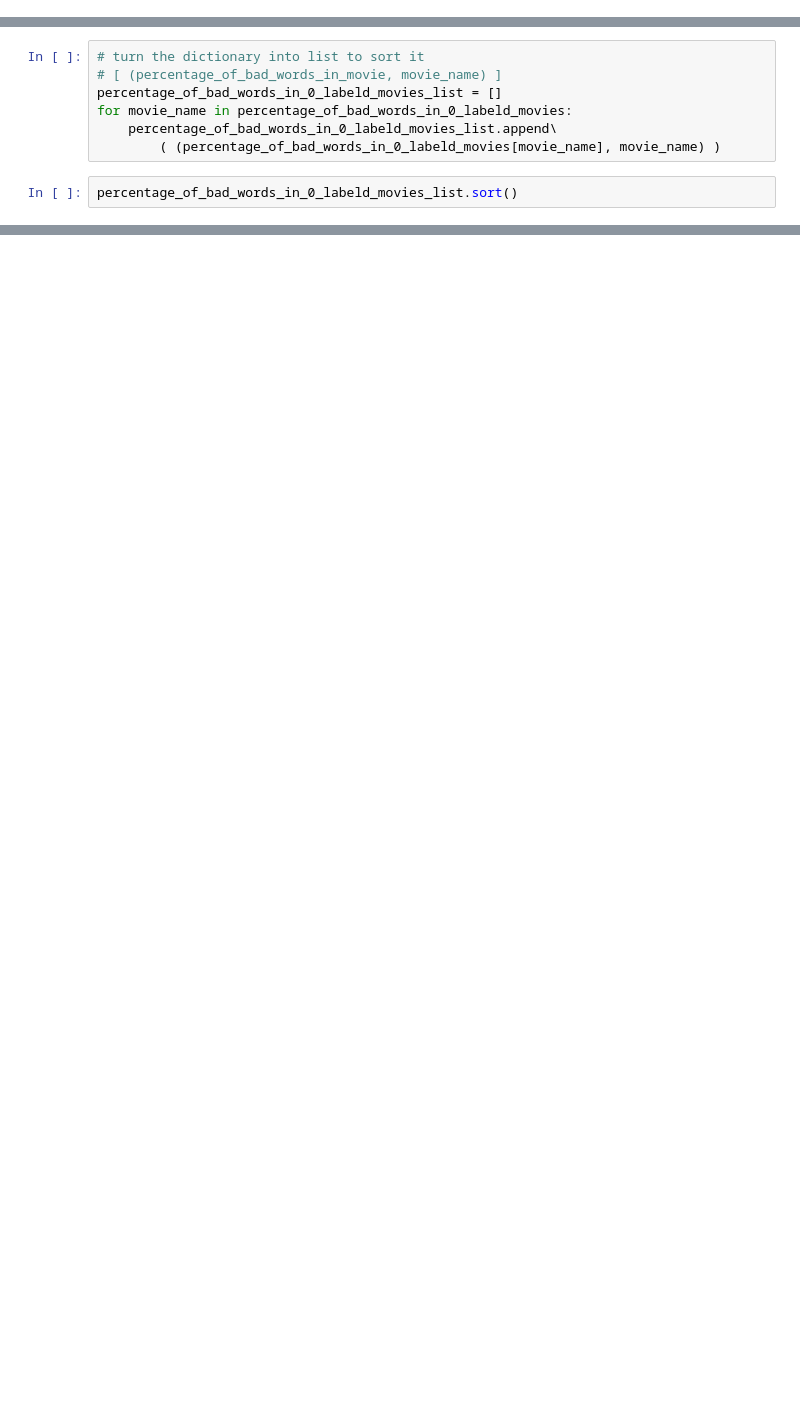
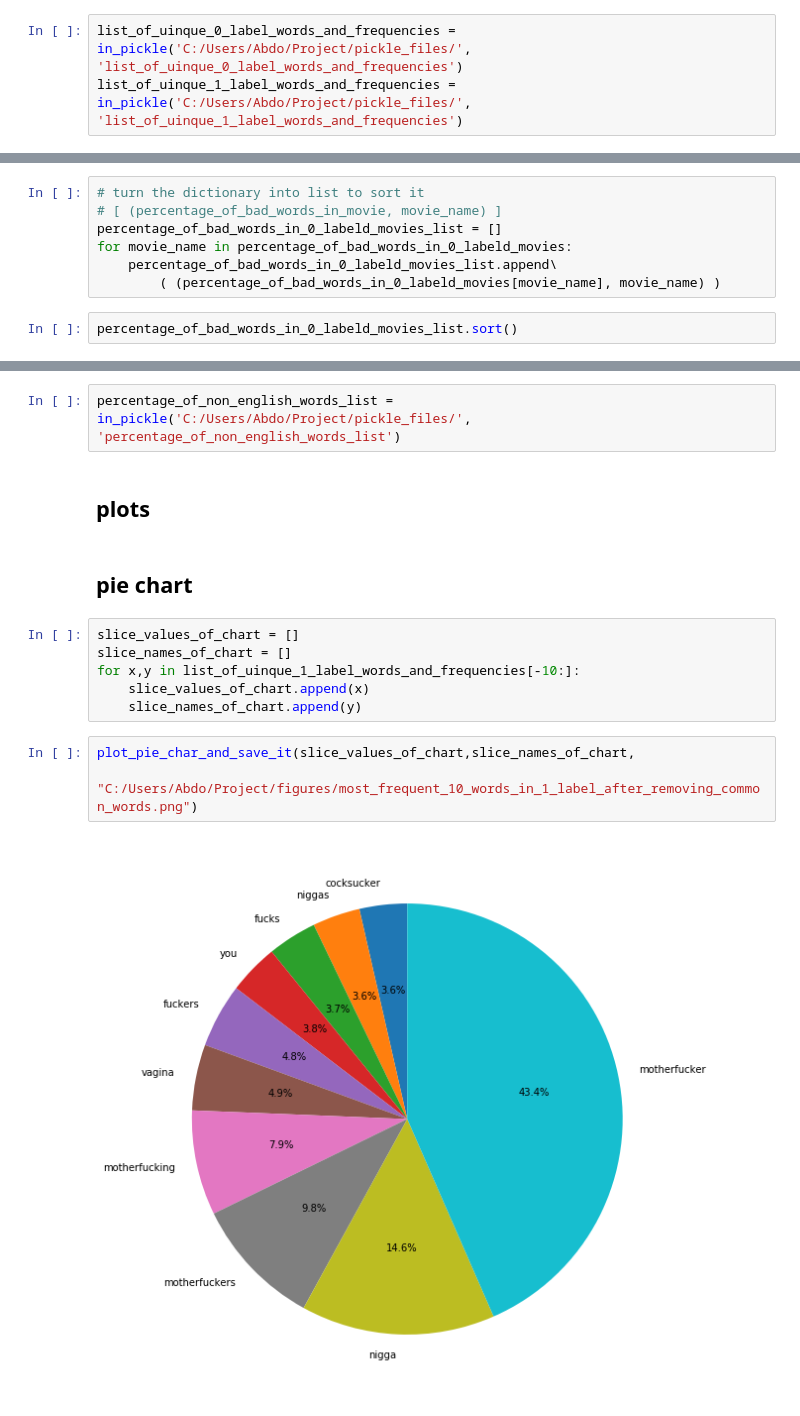
Before and after one commit to hazem-alabiad/content-rating-system, a Jupyter notebook: data_analysis/data_insight.ipynb, the cells around one changed output, grey strips where cells are left out. Drawn from its saved outputs; the diff is of its cells as text; blank space fills up the shorter version.

```diff
--- a/data_analysis/data_insight.ipynb
+++ b/data_analysis/data_insight.ipynb
@@ -317,3 +316,6 @@ list_of_uinque_0_label_words_and_frequencies = pickle.load(pickle_in)
+# %%
+list_of_uinque_0_label_words_and_frequencies = in_pickle('C:/Users/Abdo/Project/pickle_files/', 'list_of_uinque_0_label_words_and_frequencies')
+list_of_uinque_1_label_words_and_frequencies = in_pickle('C:/Users/Abdo/Project/pickle_files/', 'list_of_uinque_1_label_words_and_frequencies')
 # %%
 # the percentage of bad words in every 0_labeled movie
 # key : movie_id
@@ -349,0 +399,17 @@ print(percentage_of_bad_words_in_0_labeld_movies_list[-1])
+# %%
+percentage_of_non_english_words_list = in_pickle('C:/Users/Abdo/Project/pickle_files/', 'percentage_of_non_english_words_list')
+# %% [markdown]
+## plots
+# %% [markdown]
+## pie chart
+# %%
+slice_values_of_chart = []
+slice_names_of_chart = []
+for x,y in list_of_uinque_1_label_words_and_frequencies[-10:]:
+    slice_values_of_chart.append(x)
+    slice_names_of_chart.append(y)
+# %%
+plot_pie_char_and_save_it(slice_values_of_chart,slice_names_of_chart,
+              "C:/Users/Abdo/Project/figures/most_frequent_10_words_in_1_label_after_removing_common_words.png")
+# %% [output]
+[figure, added]
```
Also changed, not shown: parts of 64 cells of this notebook, 1 other file.
